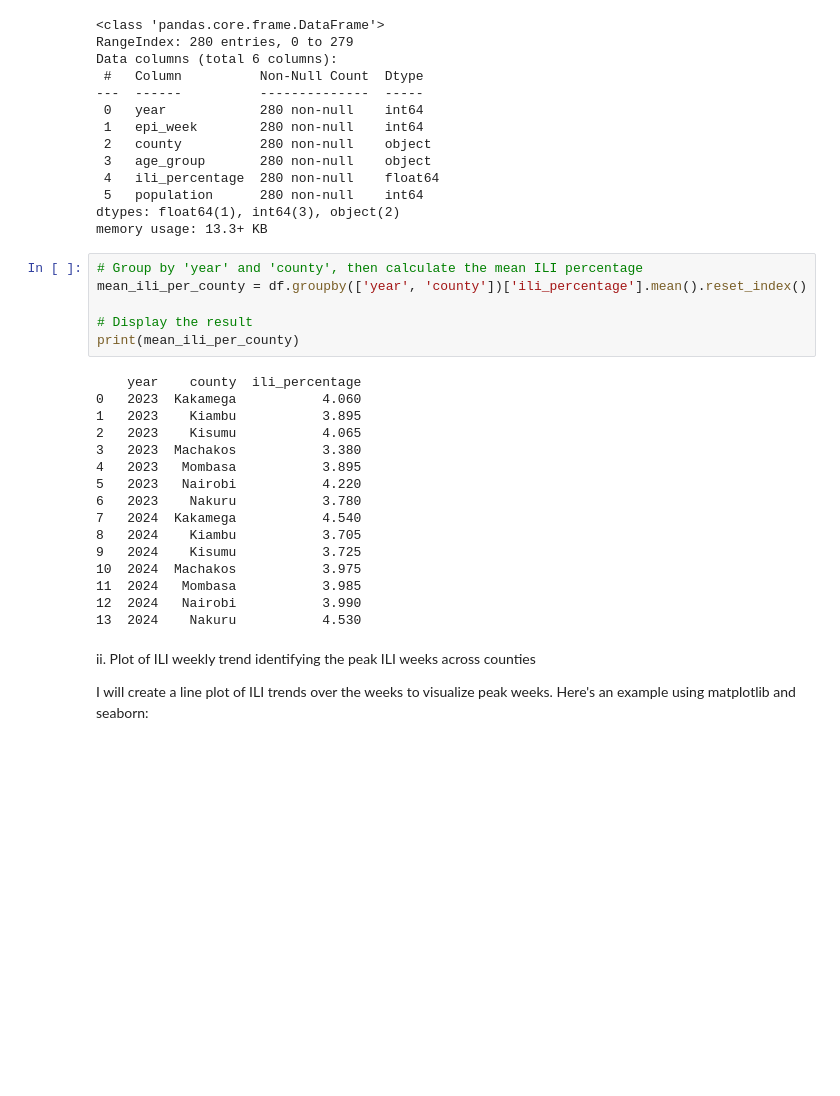
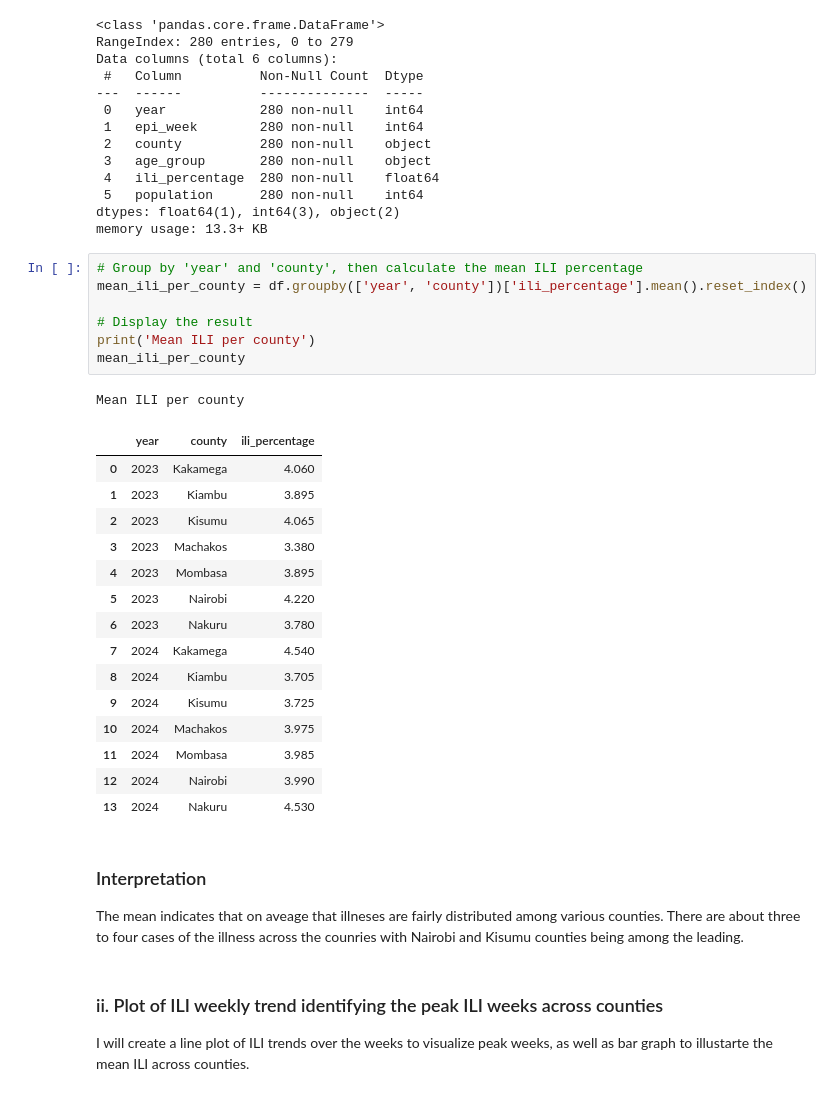
Before and after one commit to JOHNMARK-cmd/Epi_Task_Data_Intern, a Jupyter notebook: Epidemiology_CEMA.ipynb, the cells around one changed output. Saved outputs shown, nothing was run; the diff lists cells and outputs as text; blank space fills up the shorter version.

```diff
--- a/Epidemiology_CEMA.ipynb
+++ b/Epidemiology_CEMA.ipynb
@@ -48,29 +50,34 @@ memory usage: 13.3+ KB
 # %%
 # Group by 'year' and 'county', then calculate the mean ILI percentage
 mean_ili_per_county = df.groupby(['year', 'county'])['ili_percentage'].mean().reset_index()
 
 # Display the result
-print(mean_ili_per_county)
+print('Mean ILI per county')
+mean_ili_per_county
 # %% [output]
-    year    county  ili_percentage
-0   2023  Kakamega           4.060
-1   2023    Kiambu           3.895
-2   2023    Kisumu           4.065
-3   2023  Machakos           3.380
-4   2023   Mombasa           3.895
-5   2023   Nairobi           4.220
-6   2023    Nakuru           3.780
-7   2024  Kakamega           4.540
-8   2024    Kiambu           3.705
-9   2024    Kisumu           3.725
-10  2024  Machakos           3.975
-11  2024   Mombasa           3.985
-12  2024   Nairobi           3.990
-13  2024    Nakuru           4.530
+Mean ILI per county
+|  | year | county | ili_percentage |
+| 0 | 2023 | Kakamega | 4.060 |
+| 1 | 2023 | Kiambu | 3.895 |
+| 2 | 2023 | Kisumu | 4.065 |
+| 3 | 2023 | Machakos | 3.380 |
+| 4 | 2023 | Mombasa | 3.895 |
+| 5 | 2023 | Nairobi | 4.220 |
+| 6 | 2023 | Nakuru | 3.780 |
+| 7 | 2024 | Kakamega | 4.540 |
+| 8 | 2024 | Kiambu | 3.705 |
+| 9 | 2024 | Kisumu | 3.725 |
+| 10 | 2024 | Machakos | 3.975 |
+| 11 | 2024 | Mombasa | 3.985 |
+| 12 | 2024 | Nairobi | 3.990 |
+| 13 | 2024 | Nakuru | 4.530 |
+# %% [markdown]
+### Interpretation
+The mean indicates that on aveage that illneses are fairly distributed among various counties. There are about three to four cases of the illness across the counries with Nairobi and Kisumu counties being among the leading.
 # %% [markdown]
-ii. Plot of ILI weekly trend identifying the peak ILI weeks across counties
+### ii. Plot of ILI weekly trend identifying the peak ILI weeks across counties
 
-I will create a line plot of ILI trends over the weeks to visualize peak weeks. Here's an example using matplotlib and seaborn:
+I will create a line plot of ILI trends over the weeks to visualize peak weeks, as well as bar graph to illustarte the mean ILI across counties.
 # %%
 
 
```
Also changed, not shown: parts of 13 cells of this notebook, 1 other file.
